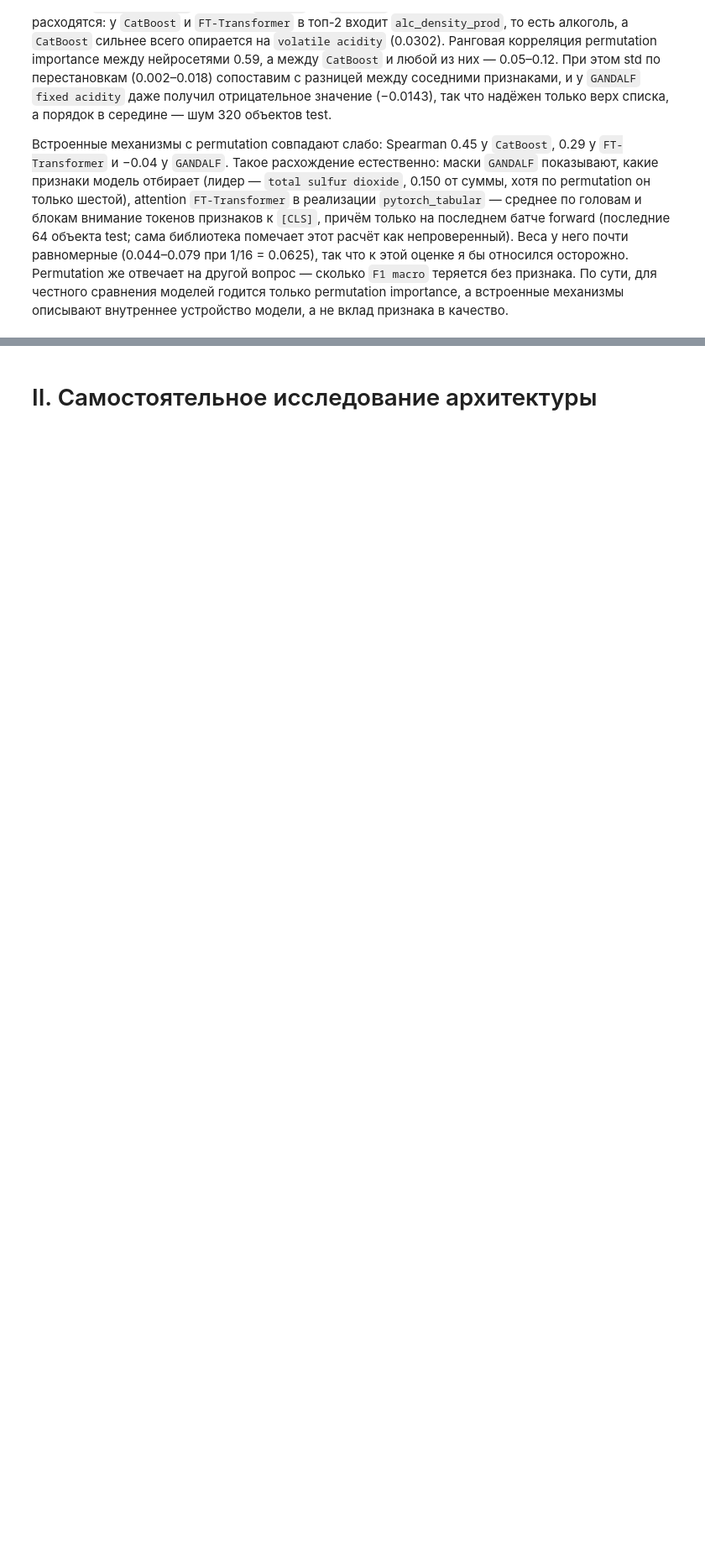
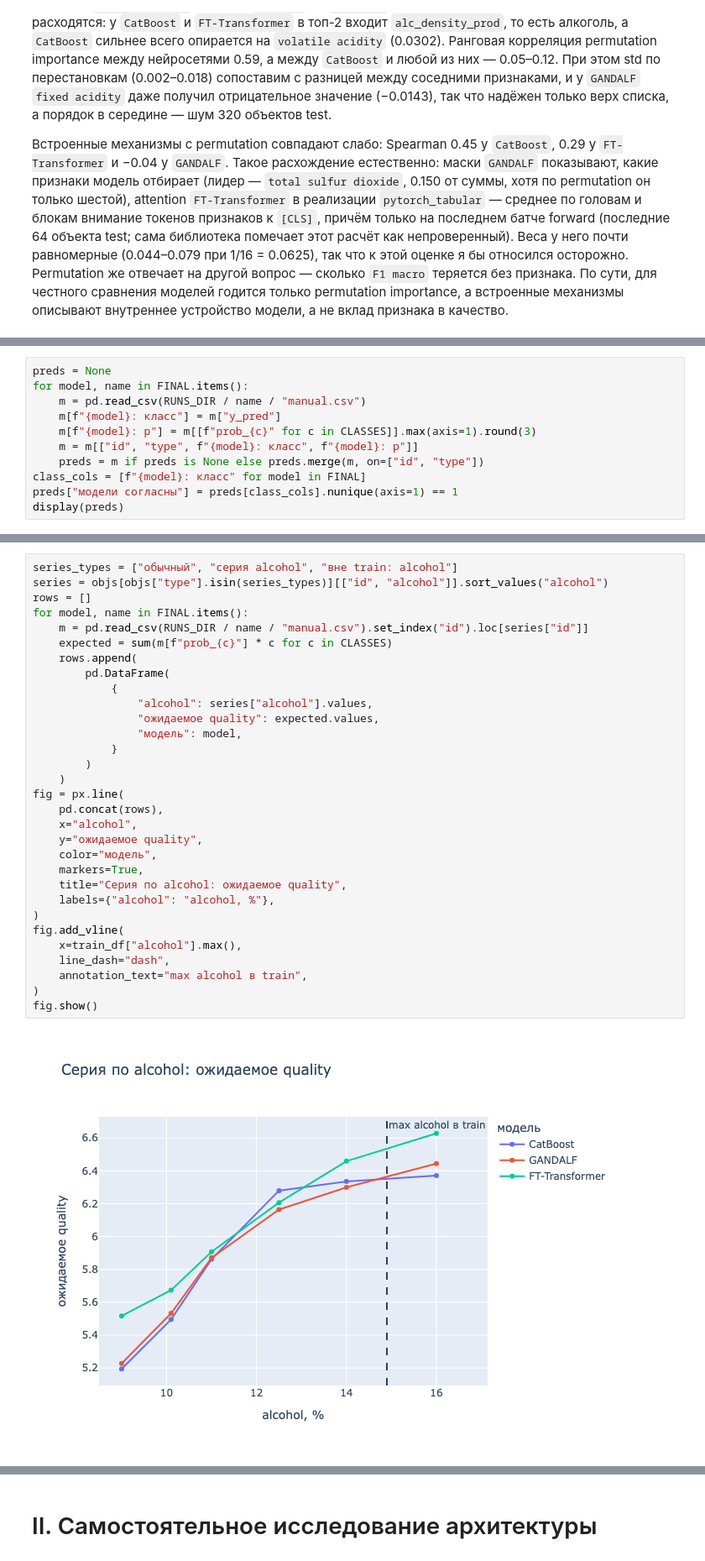
Before and after one commit to 2made1ra/ml-3, a Jupyter notebook: lab-1/lab-1.ipynb, the cells around one changed output, grey strips where cells are left out. Shown at 84% size. Saved outputs shown, nothing was run; the diff lists cells and outputs as text; blank space fills up the shorter version.

```diff
--- a/lab-1/lab-1.ipynb
+++ b/lab-1/lab-1.ipynb
@@ -558,0 +583,11 @@ TODO (этап 5: ≥ 10 объектов, предсказания трёх м
+# %%
+preds = None
+for model, name in FINAL.items():
+    m = pd.read_csv(RUNS_DIR / name / "manual.csv")
+    m[f"{model}: класс"] = m["y_pred"]
+    m[f"{model}: p"] = m[[f"prob_{c}" for c in CLASSES]].max(axis=1).round(3)
+    m = m[["id", "type", f"{model}: класс", f"{model}: p"]]
+    preds = m if preds is None else preds.merge(m, on=["id", "type"])
+class_cols = [f"{model}: класс" for model in FINAL]
+preds["модели согласны"] = preds[class_cols].nunique(axis=1) == 1
+display(preds)
@@ -559 +608,34 @@ TODO (этап 5: ≥ 10 объектов, предсказания трёх м
+# %%
+series_types = ["обычный", "серия alcohol", "вне train: alcohol"]
+series = objs[objs["type"].isin(series_types)][["id", "alcohol"]].sort_values("alcohol")
+rows = []
+for model, name in FINAL.items():
+    m = pd.read_csv(RUNS_DIR / name / "manual.csv").set_index("id").loc[series["id"]]
+    expected = sum(m[f"prob_{c}"] * c for c in CLASSES)
+    rows.append(
+        pd.DataFrame(
+            {
+                "alcohol": series["alcohol"].values,
+                "ожидаемое quality": expected.values,
+                "модель": model,
+            }
+        )
+    )
+fig = px.line(
+    pd.concat(rows),
+    x="alcohol",
+    y="ожидаемое quality",
+    color="модель",
+    markers=True,
+    title="Серия по alcohol: ожидаемое quality",
+    labels={"alcohol": "alcohol, %"},
+)
+fig.add_vline(
+    x=train_df["alcohol"].max(),
+    line_dash="dash",
+    annotation_text="max alcohol в train",
+)
+fig.show()
+# %% [output]
+[figure, added]
 # %% [markdown]
```
Also changed, not shown: parts of 4 cells of this notebook, 1 other file.
